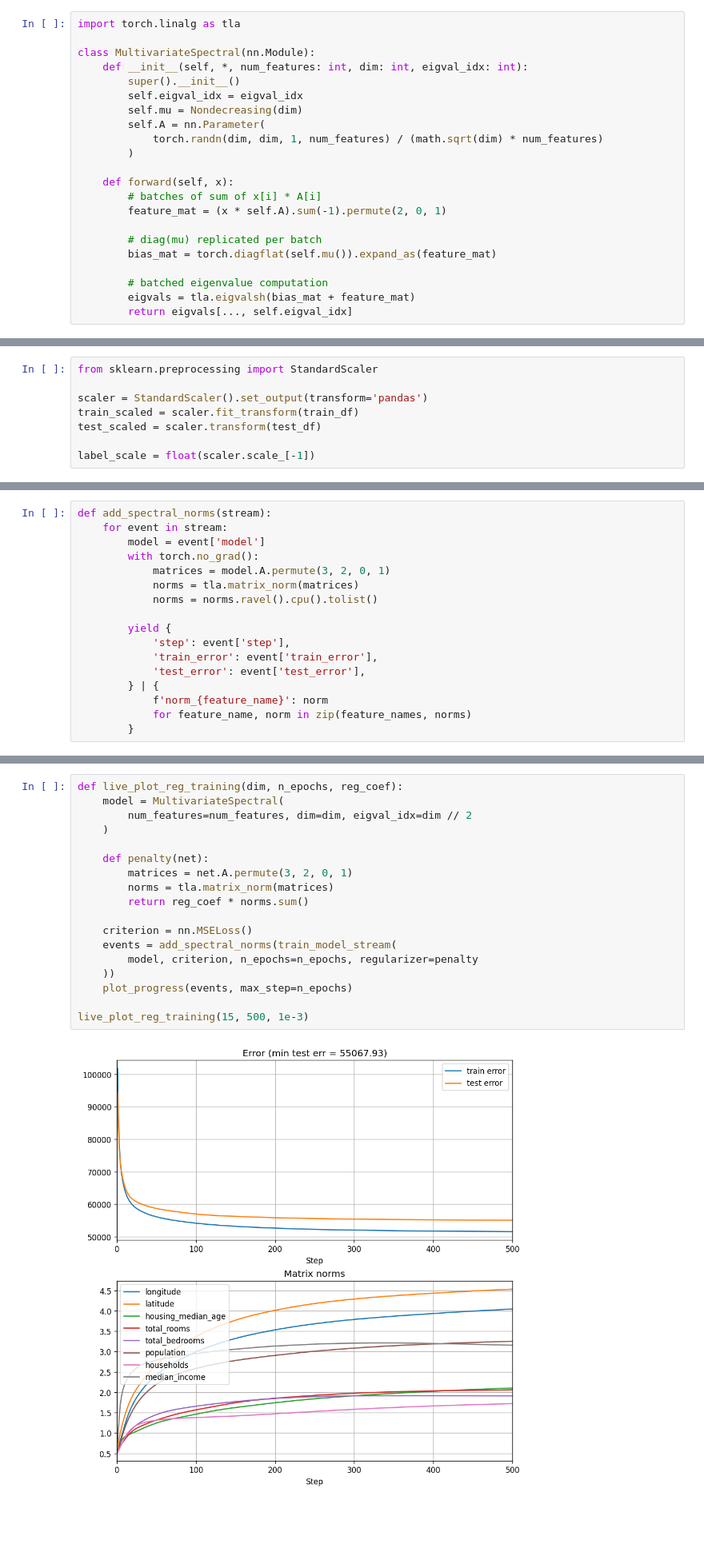
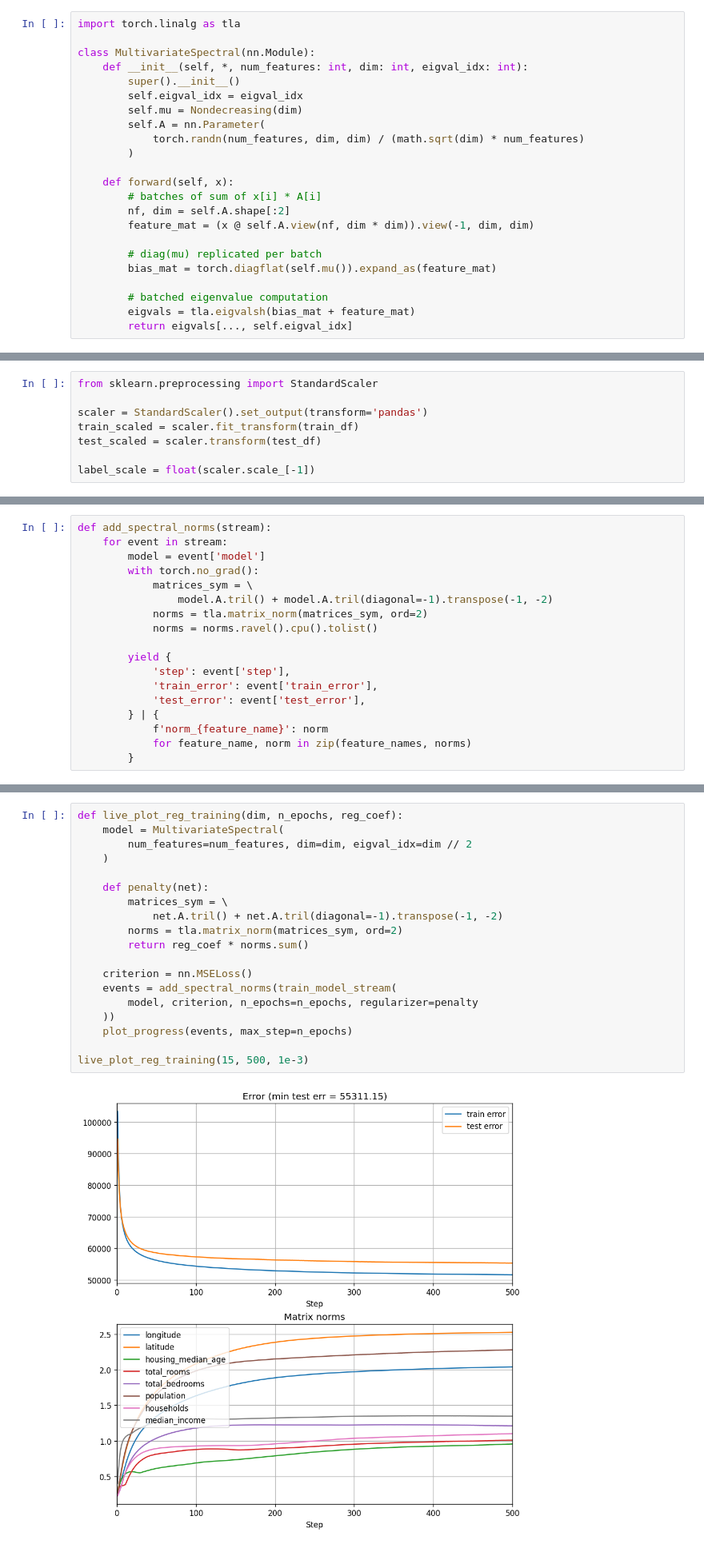
Before and after one commit to alexshtf/alexshtf.github.io, a Jupyter notebook: assets/spectrum_power_stability_robustness.ipynb, the cells around one changed output, grey strips where cells are left out. Shown at 80% size. Drawn from its saved outputs; the diff is of its cells as text; blank space fills up the shorter version.

Commit message:
Fix spectrum norms (#52)
* Fix spectrum props post with corrected operator norms

* Update colab with fixed implementation

```diff
--- a/assets/spectrum_power_stability_robustness.ipynb
+++ b/assets/spectrum_power_stability_robustness.ipynb
@@ -36,12 +36,13 @@ class MultivariateSpectral(nn.Module):
         self.eigval_idx = eigval_idx
         self.mu = Nondecreasing(dim)
         self.A = nn.Parameter(
-            torch.randn(dim, dim, 1, num_features) / (math.sqrt(dim) * num_features)
+            torch.randn(num_features, dim, dim) / (math.sqrt(dim) * num_features)
         )
 
     def forward(self, x):
         # batches of sum of x[i] * A[i]
-        feature_mat = (x * self.A).sum(-1).permute(2, 0, 1)
+        nf, dim = self.A.shape[:2]
+        feature_mat = (x @ self.A.view(nf, dim * dim)).view(-1, dim, dim)
 
         # diag(mu) replicated per batch
         bias_mat = torch.diagflat(self.mu()).expand_as(feature_mat)
@@ -189,8 +190,9 @@ def add_spectral_norms(stream):
     for event in stream:
         model = event['model']
         with torch.no_grad():
-            matrices = model.A.permute(3, 2, 0, 1)
-            norms = tla.matrix_norm(matrices)
+            matrices_sym = \
+                model.A.tril() + model.A.tril(diagonal=-1).transpose(-1, -2)
+            norms = tla.matrix_norm(matrices_sym, ord=2)
             norms = norms.ravel().cpu().tolist()
 
         yield {
@@ -322,20 +324,21 @@ live_plot_training(30, 500)
 # %%
 def live_plot_reg_training(dim, n_epochs, reg_coef):
     model = MultivariateSpectral(
         num_features=num_features, dim=dim, eigval_idx=dim // 2
     )
 
     def penalty(net):
-        matrices = net.A.permute(3, 2, 0, 1)
-        norms = tla.matrix_norm(matrices)
+        matrices_sym = \
+            net.A.tril() + net.A.tril(diagonal=-1).transpose(-1, -2)
+        norms = tla.matrix_norm(matrices_sym, ord=2)
         return reg_coef * norms.sum()
 
     criterion = nn.MSELoss()
     events = add_spectral_norms(train_model_stream(
         model, criterion, n_epochs=n_epochs, regularizer=penalty
     ))
     plot_progress(events, max_step=n_epochs)
 
 live_plot_reg_training(15, 500, 1e-3)
 # %% [output]
-[figure, old version]
+[figure, new version]
```
Also changed, not shown: parts of 7 cells of this notebook, 5 other files.
